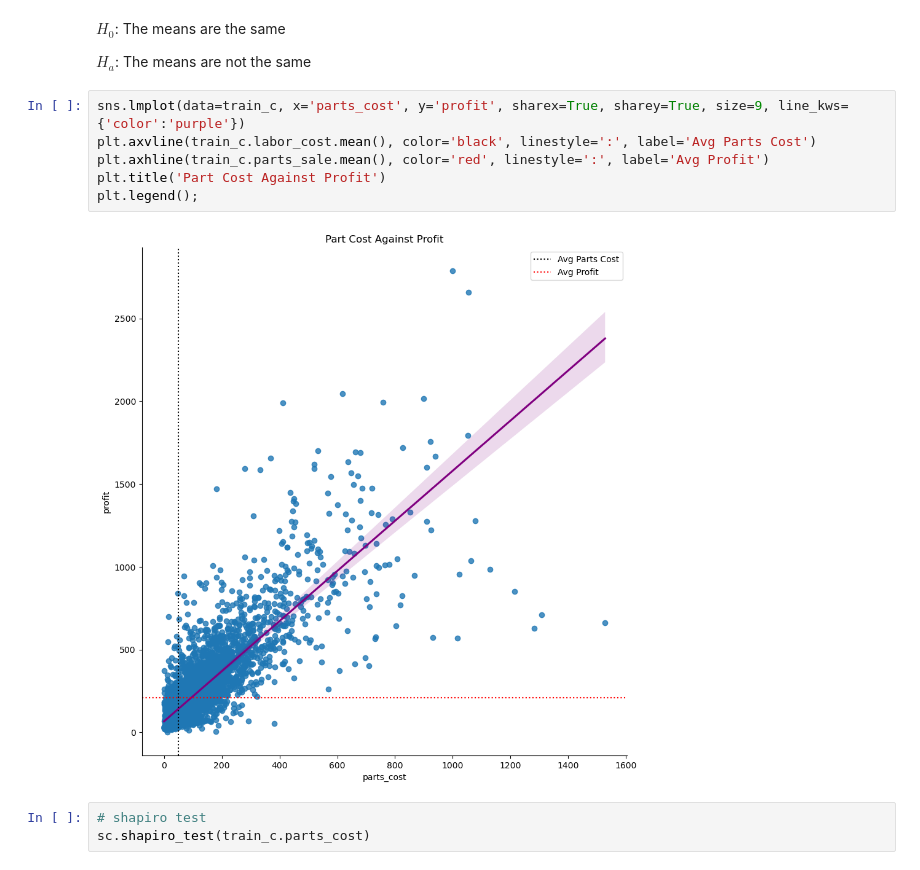
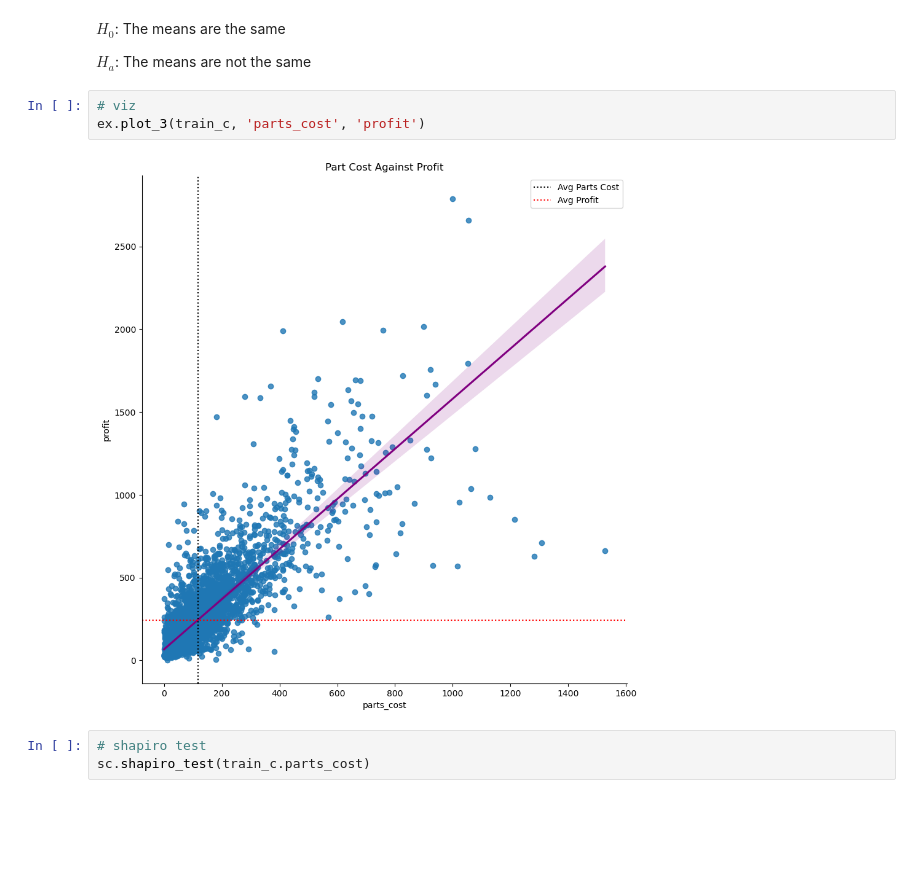
Before and after one commit to lewisalexia/Personal_Project_Shop_Talk, a Jupyter notebook: final_report.ipynb, the cells around one changed output. Saved outputs shown, nothing was run; the diff lists cells and outputs as text; blank space fills up the shorter version.

```diff
--- a/final_report.ipynb
+++ b/final_report.ipynb
@@ -311,13 +307,10 @@ $H_0$: The means are the same
 
 $H_a$: The means are not the same
 # %%
-sns.lmplot(data=train_c, x='parts_cost', y='profit', sharex=True, sharey=True, size=9, line_kws={'color':'purple'})
-plt.axvline(train_c.labor_cost.mean(), color='black', linestyle=':', label='Avg Parts Cost')
-plt.axhline(train_c.parts_sale.mean(), color='red', linestyle=':', label='Avg Profit')
-plt.title('Part Cost Against Profit')
-plt.legend();
+# viz
+ex.plot_3(train_c, 'parts_cost', 'profit')
 # %% [output]
-[figure, old version]
+[figure, new version]
 # %%
 # shapiro test
 sc.shapiro_test(train_c.parts_cost)
```
Also changed, not shown: parts of 11 cells of this notebook.
